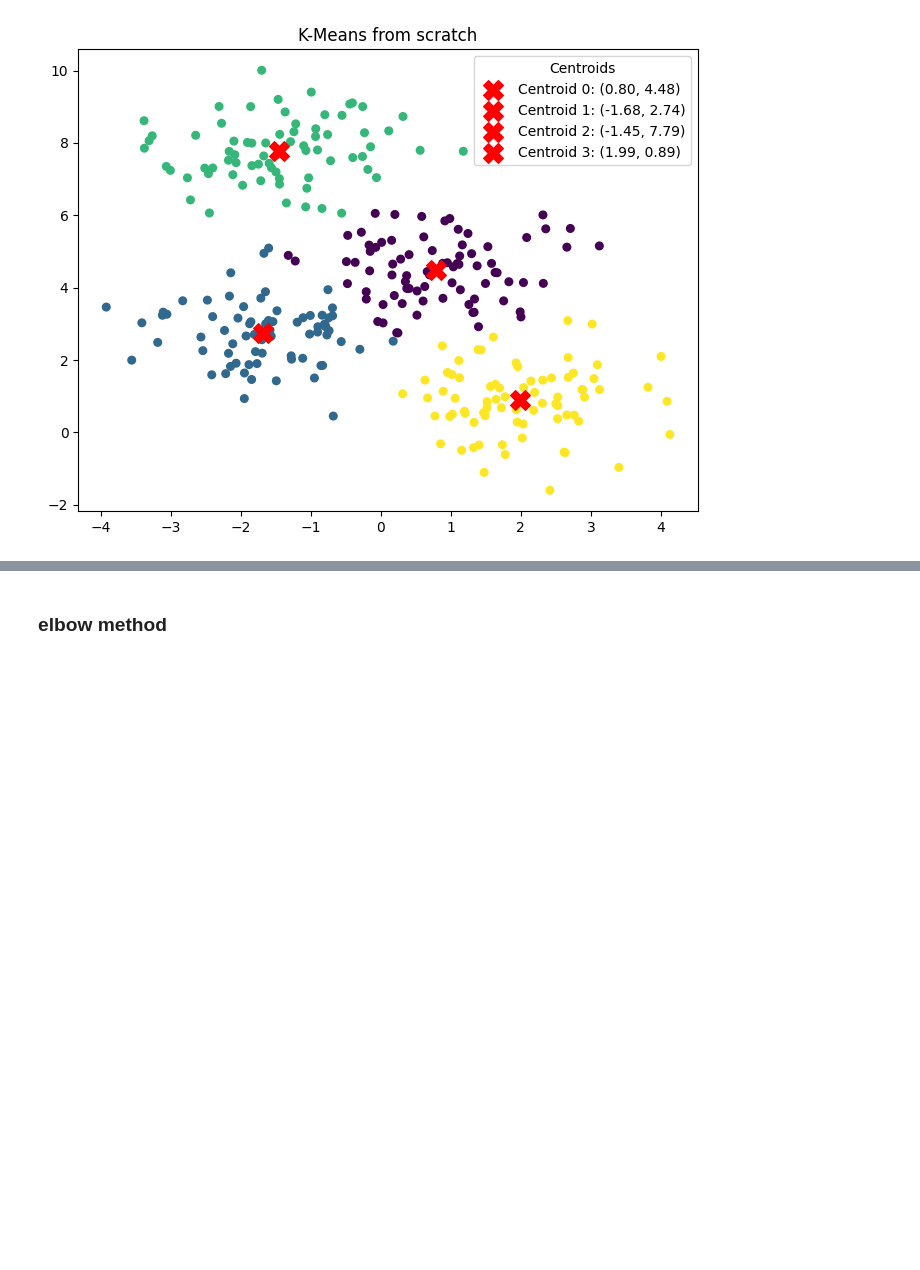
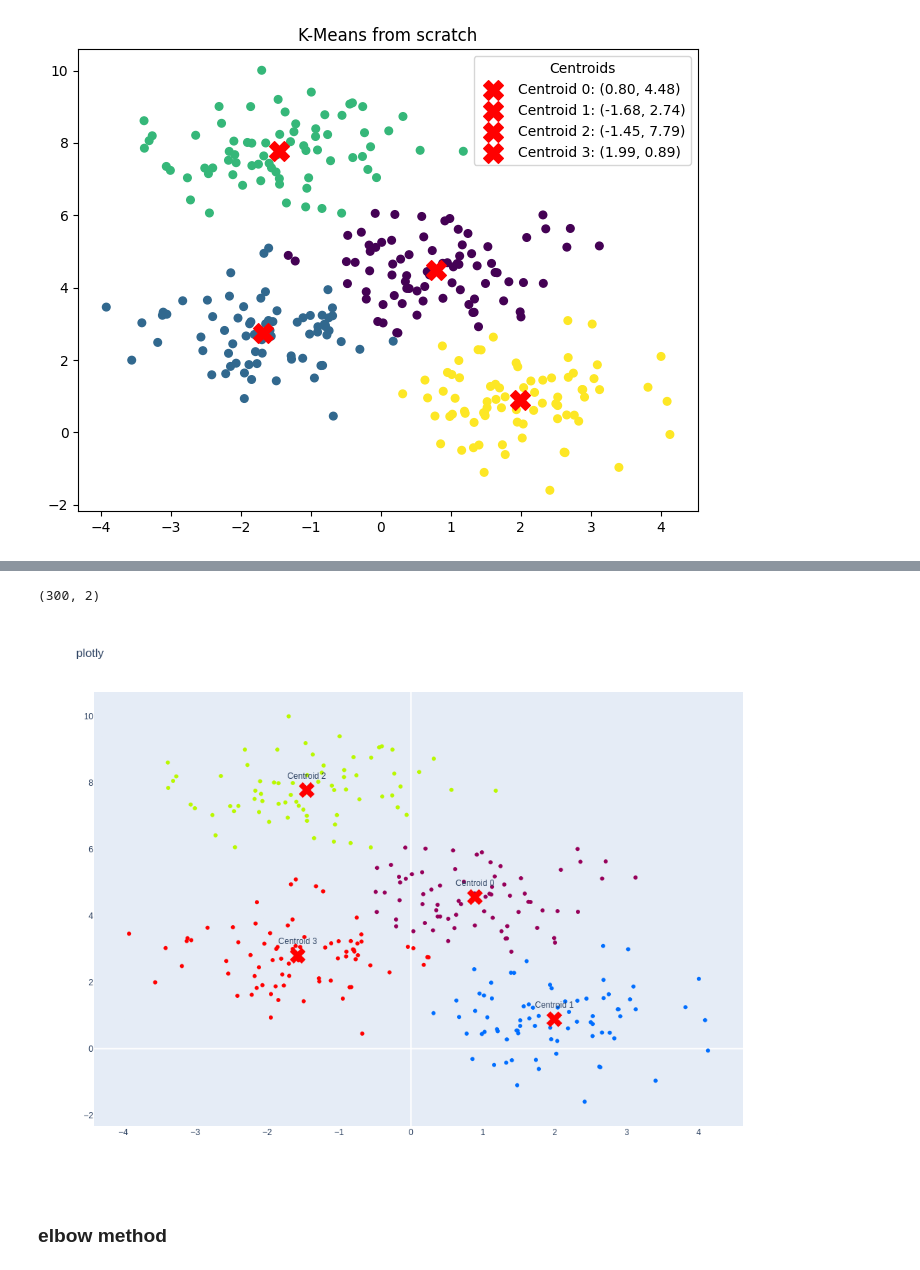
Before and after one commit to veldhub/veld_code__embeddings_platform, a Jupyter notebook: src/notebooks/analyse_embeddings.ipynb, the cells around one changed output, grey strips where cells are left out. Saved outputs shown, nothing was run; the diff lists cells and outputs as text; code cells hidden in the pictures; blank space fills up the shorter version.

```diff
--- a/src/notebooks/analyse_embeddings.ipynb
+++ b/src/notebooks/analyse_embeddings.ipynb
@@ -265,2 +391,55 @@ plt.show()
+# %%
+import numpy as np
+import plotly.graph_objects as go
+from sklearn.cluster import KMeans
+from sklearn.datasets import make_blobs
+
+data_test, _ = make_blobs(n_samples=300, centers=4, cluster_std=0.9, random_state=0)
+print(data_test.shape)
+
+kmeans = KMeans(n_clusters=4, random_state=0).fit(data_test)
+labels = kmeans.labels_
+centroids = kmeans.cluster_centers_
+
+fig = go.Figure(
+    data=go.Scatter(
+        x=data_test[:, 0],
+        y=data_test[:, 1],
+        mode="markers",
+        marker=dict(
+            color=labels,
+            colorscale="rainbow",
+        ),
+        hovertemplate="x: %{x}<br>y: %{y}<extra></extra>",
+        showlegend=False,
+    ),
+    layout=go.Layout(
+        title="plotly",
+        width=800,
+        height=800,
+        xaxis=dict(showgrid=False),
+        yaxis=dict(showgrid=False),
+    ),
+)
+for i, (cx, cy) in enumerate(centroids):
+    fig.add_scatter(
+        x=[cx],
+        y=[cy],
+        mode="markers+text",
+        marker=dict(
+            color="red",
+            size=20,
+            symbol="x",
+        ),
+        text=[f"Centroid {i}"],
+        textposition="top center",
+        showlegend=False,
+        hovertemplate="x: %{x}<br>y: %{y}<extra></extra>",
+    )
+
+fig.show()
+# %% [output]
+(300, 2)
+[figure, added]
 # %% [markdown]
 ### elbow method
```
Also changed, not shown: parts of 24 cells of this notebook, 1 other file.
